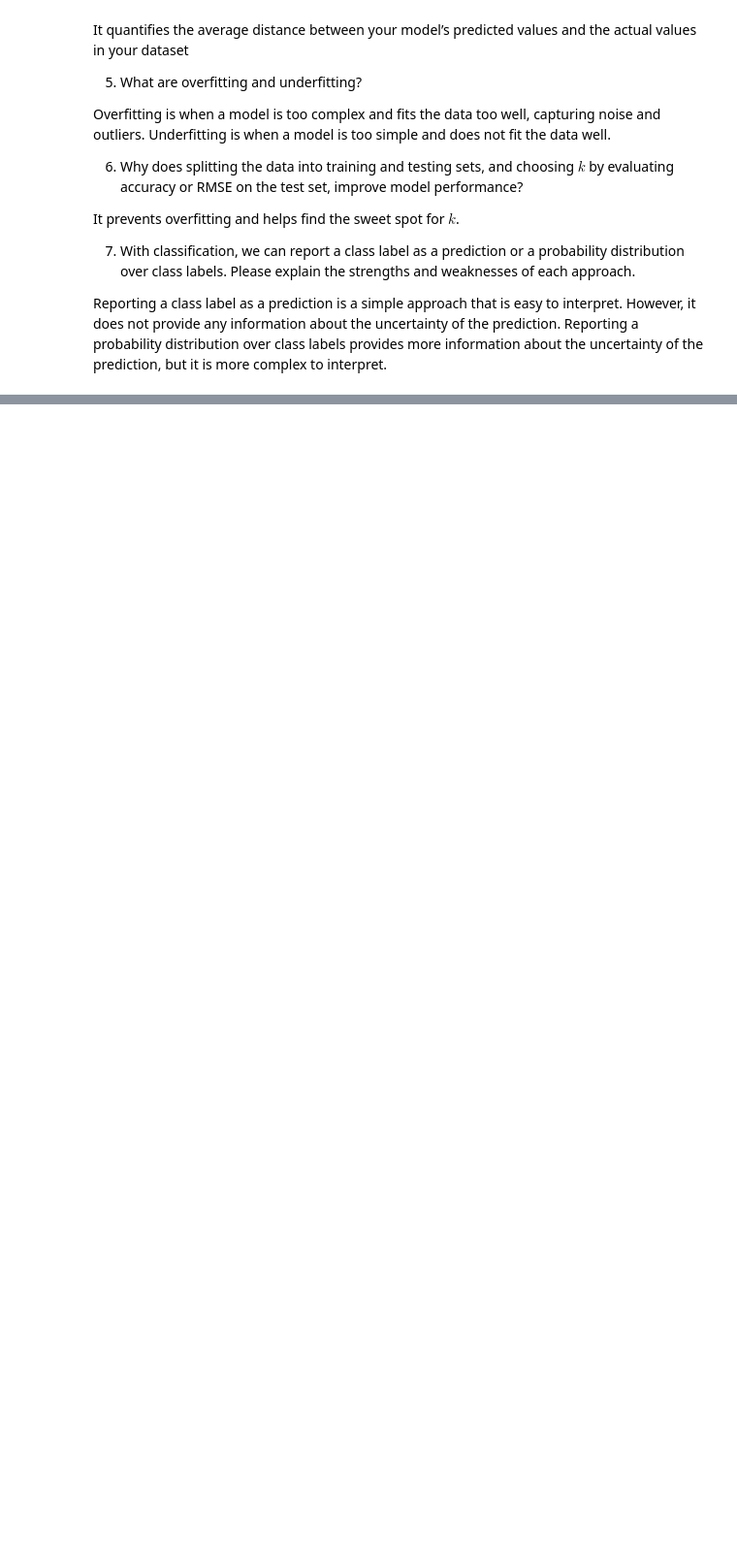
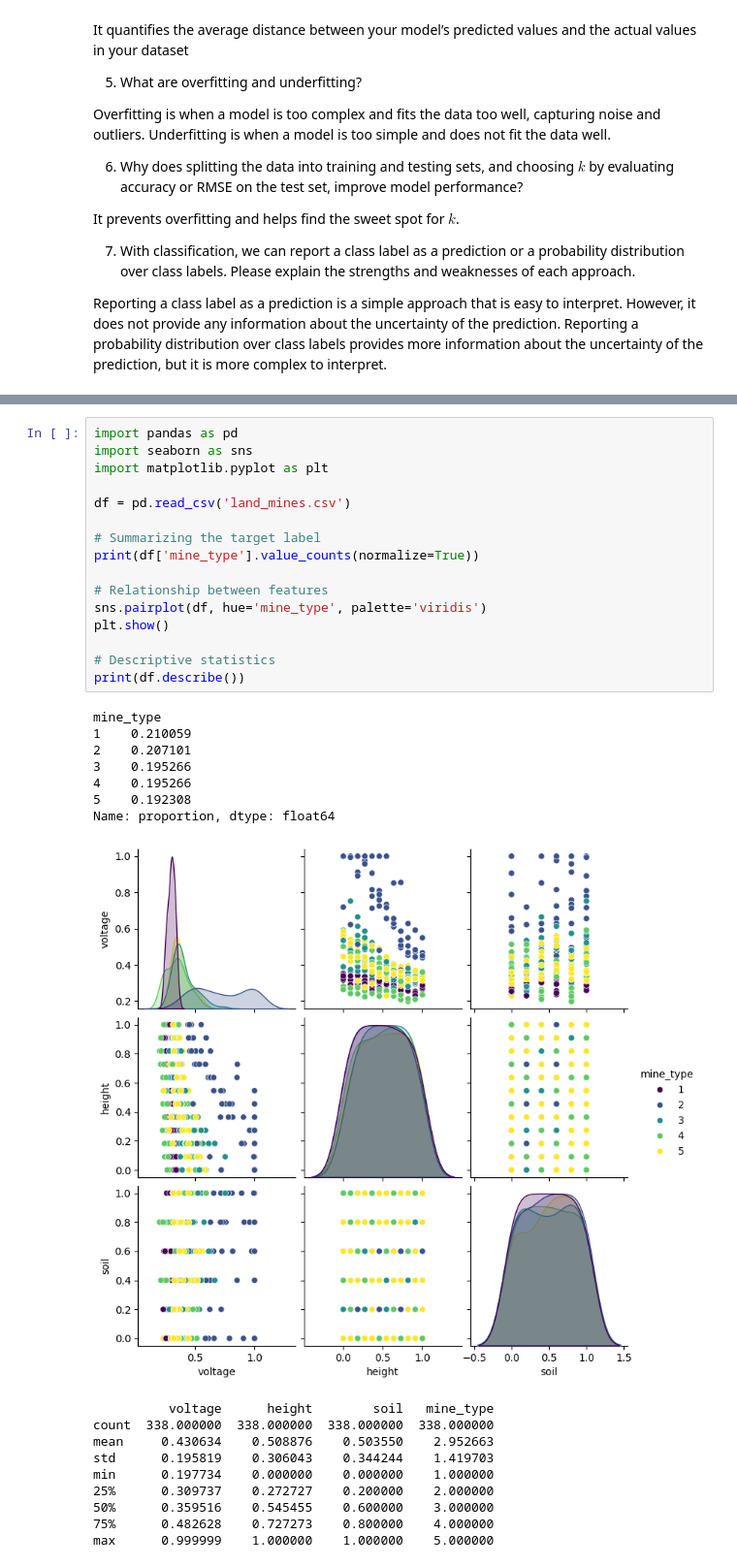
Before and after one commit to wilsonfredbeck7/undergrad_ml_assignments, a Jupyter notebook: 02_assignment_knn.ipynb, the cells around one changed output, grey strips where cells are left out. Shown at 97% size. Drawn from its saved outputs; the diff is of its cells as text; blank space fills up the shorter version.

Commit message:
Complete KNN assignments: Mines, Cars, and Airbnb

```diff
--- a/02_assignment_knn.ipynb
+++ b/02_assignment_knn.ipynb
@@ -44,0 +41,34 @@ The data consists of a label, `mine_type`, taking integer values 1 to 5, and thr
+# %%
+import pandas as pd
+import seaborn as sns
+import matplotlib.pyplot as plt
+
+df = pd.read_csv('land_mines.csv')
+
+# Summarizing the target label
+print(df['mine_type'].value_counts(normalize=True))
+
+# Relationship between features
+sns.pairplot(df, hue='mine_type', palette='viridis')
+plt.show()
+
+# Descriptive statistics
+print(df.describe())
+# %% [output]
+mine_type
+1    0.210059
+2    0.207101
+3    0.195266
+4    0.195266
+5    0.192308
+Name: proportion, dtype: float64
+[figure, added]
+          voltage      height        soil   mine_type
+count  338.000000  338.000000  338.000000  338.000000
+mean     0.430634    0.508876    0.503550    2.952663
+std      0.195819    0.306043    0.344244    1.419703
+min      0.197734    0.000000    0.000000    1.000000
+25%      0.309737    0.272727    0.200000    2.000000
+50%      0.359516    0.545455    0.600000    3.000000
+75%      0.482628    0.727273    0.800000    4.000000
+max      0.999999    1.000000    1.000000    5.000000
```
Also changed, not shown: parts of 32 cells of this notebook.
